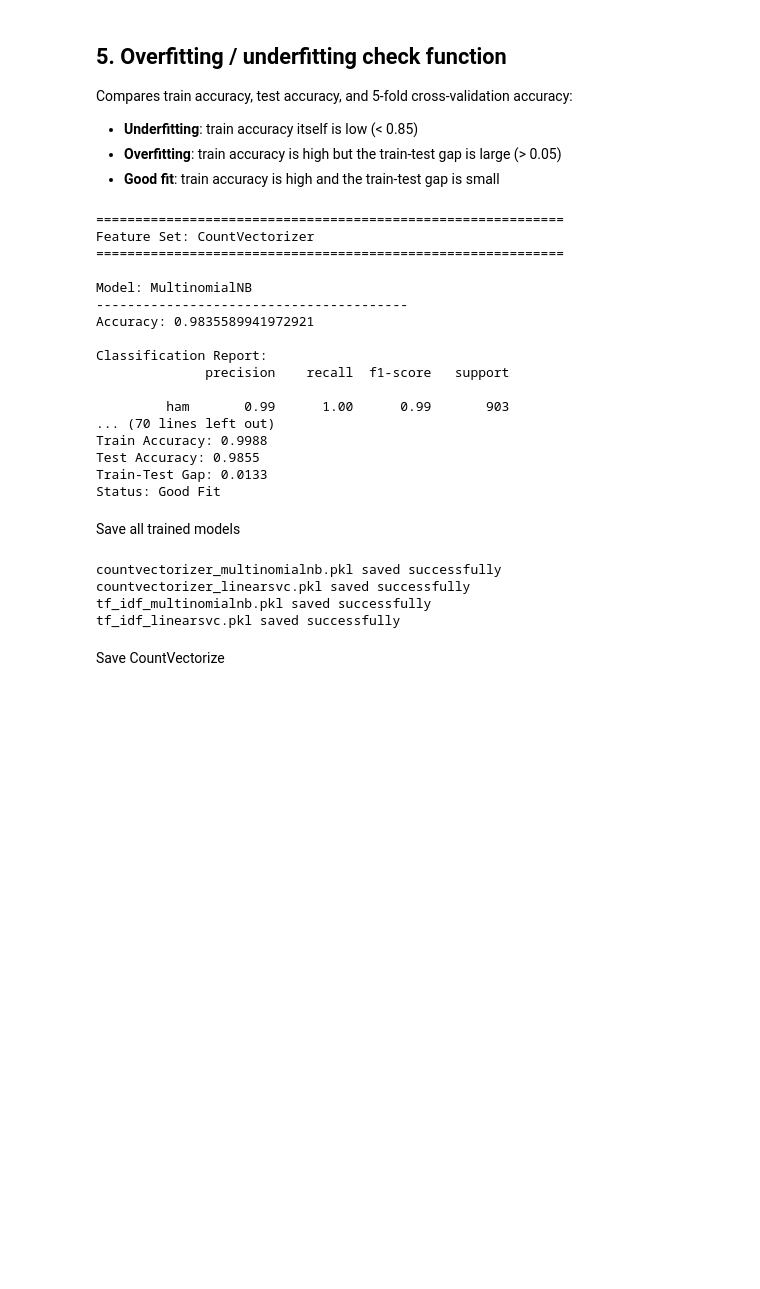
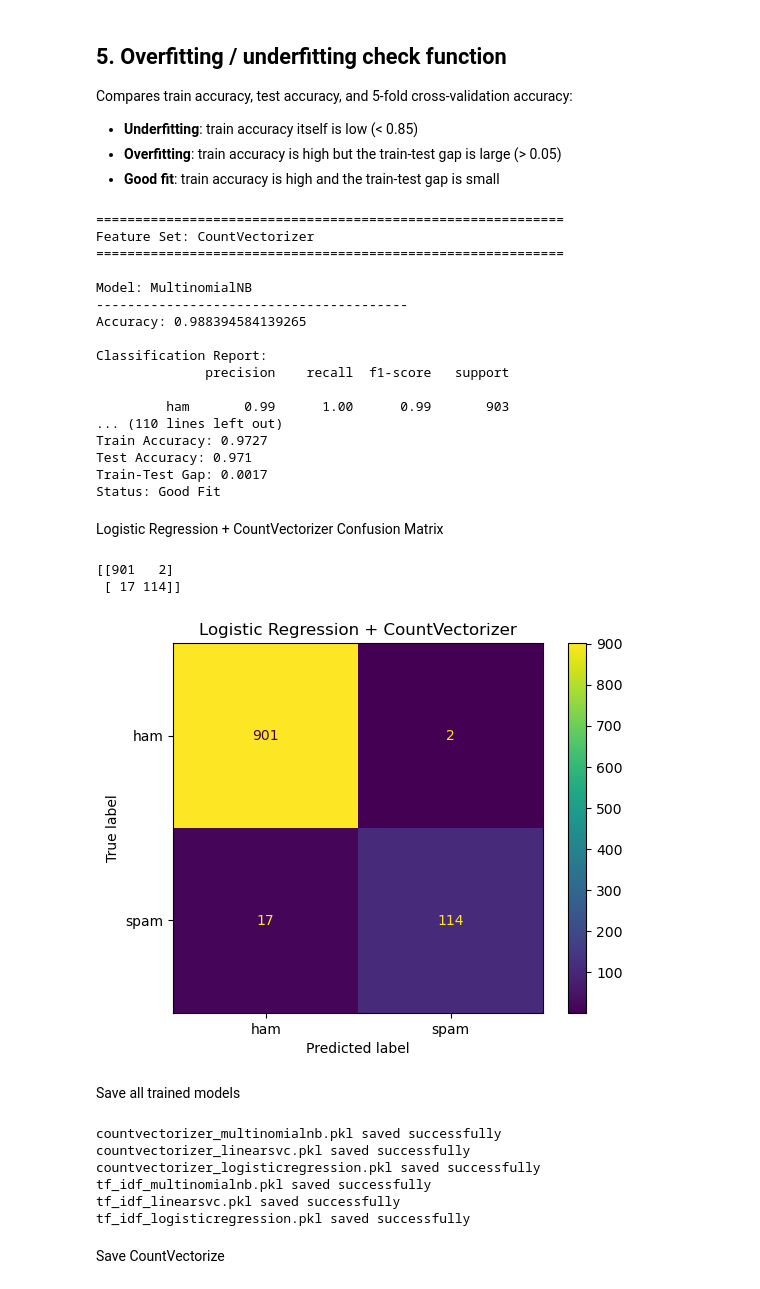
Before and after one commit to MariamMohamed06/Optimized_Spam_Detection_System, a Jupyter notebook: notebooks/Models.ipynb, the cells around one changed output. Cells and saved outputs as stored; diff of their text form; code cells hidden in the pictures; blank space fills up the shorter version.

```diff
--- a/notebooks/Models.ipynb
+++ b/notebooks/Models.ipynb
@@ -60,17 +87,24 @@ Both vectorizers are **fit on the training data only** and then used to **transf
 # %%
-count_vec = CountVectorizer(stop_words="english",ngram_range=(1, 2),min_df=2,max_df=0.95)
+count_vec = CountVectorizer()
 
 X_train_count = count_vec.fit_transform(X_train)
 X_test_count = count_vec.transform(X_test)
 
+print("---------------CountVectorizer---------------")
+print("Training feature shape:", X_train_count.shape)
+print("Testing feature shape:", X_test_count.shape)
+print("Vocabulary size:", len(count_vec.vocabulary_))
 
-tfidf_vec = TfidfVectorizer(stop_words="english",ngram_range=(1, 2),min_df=2,max_df=0.95)
+
+tfidf_vec = TfidfVectorizer()
 
 X_train_tfidf = tfidf_vec.fit_transform(X_train)
 X_test_tfidf = tfidf_vec.transform(X_test)
 
-print("CountVectorizer vocab size:", len(count_vec.vocabulary_))
-print("TF-IDF vocab size:", len(tfidf_vec.vocabulary_))
+print("-------------------TF-IDF---------------")
+print("Training feature shape:", X_train_tfidf.shape)
+print("Testing feature shape:", X_test_tfidf.shape)
+print("Vocabulary size:", len(tfidf_vec.vocabulary_))
 
 
 feature_sets = {
@@ -89,4 +129,5 @@ def get_models():
     return {
         "MultinomialNB": MultinomialNB(alpha=0.5),
         "LinearSVC": LinearSVC(C=1.0,random_state=RANDOM_STATE, class_weight="balanced", max_iter=5000),
+        "LogisticRegression": LogisticRegression(max_iter=1000,random_state=RANDOM_STATE)
     }
@@ -128,48 +165,43 @@ def check_fit(model, X_train, y_train, X_test, y_test):
 
         print("Status: Good Fit")
 # %%
+trained_models = {}
+
 for feature_name, (X_train_features, X_test_features) in feature_sets.items():
 
     print("=" * 60)
     print("Feature Set:", feature_name)
     print("=" * 60)
 
+    models = get_models()
+
     for model_name, model in models.items():
 
         print("\nModel:", model_name)
         print("-" * 40)
 
-
         # Train the model
         model.fit(X_train_features, y_train)
 
-
         # Predictions
         y_pred = model.predict(X_test_features)
-
 
         # Accuracy
         accuracy = accuracy_score(y_test, y_pred)
 
         print("Accuracy:", accuracy)
 
-
         # Classification Report
         print("\nClassification Report:")
 
         print(classification_report(y_test,y_pred,target_names=["ham", "spam"]))
 
-
-        # Save trained model in dictionary
-        trained_models[(feature_name, model_name)] = model
-
-
-        # Run check_fit function
+        # Model Fit Check
         print("Model Fit Check:")
 
         check_fit(model,X_train_features,y_train,X_test_features,y_test)
 
-        # Store trained model
+        # Save trained model
         trained_models[(feature_name, model_name)] = model
 # %% [output]
 ============================================================
@@ -178,17 +210,35 @@ Feature Set: CountVectorizer
 
 Model: MultinomialNB
 ----------------------------------------
-Accuracy: 0.9835589941972921
+Accuracy: 0.988394584139265
 
 Classification Report:
               precision    recall  f1-score   support
 
          ham       0.99      1.00      0.99       903
-... (70 lines left out)
-Train Accuracy: 0.9988
-Test Accuracy: 0.9855
-Train-Test Gap: 0.0133
+... (110 lines left out)
+Train Accuracy: 0.9727
+Test Accuracy: 0.971
+Train-Test Gap: 0.0017
 Status: Good Fit
+# %% [markdown]
+Logistic Regression + CountVectorizer Confusion Matrix
+# %%
+model = trained_models[("CountVectorizer", "LogisticRegression")]
+y_pred = model.predict(X_test_count)
+cm = confusion_matrix(y_test, y_pred)
+
+print(cm)
+
+disp = ConfusionMatrixDisplay(confusion_matrix=cm,display_labels=["ham", "spam"])
+
+disp.plot()
+plt.title("Logistic Regression + CountVectorizer")
+plt.show()
+# %% [output]
+[[901   2]
+ [ 17 114]]
+[figure, added]
 # %% [markdown]
 Save all trained models
 # %%
@@ -209,8 +259,10 @@ for (feature_name, model_name), model in trained_models.items():
 # %% [output]
 countvectorizer_multinomialnb.pkl saved successfully
 countvectorizer_linearsvc.pkl saved successfully
+countvectorizer_logisticregression.pkl saved successfully
 tf_idf_multinomialnb.pkl saved successfully
 tf_idf_linearsvc.pkl saved successfully
+tf_idf_logisticregression.pkl saved successfully
 # %% [markdown]
 Save CountVectorize
 # %%
```
Also changed, not shown: parts of 6 cells of this notebook, 9 other files.
